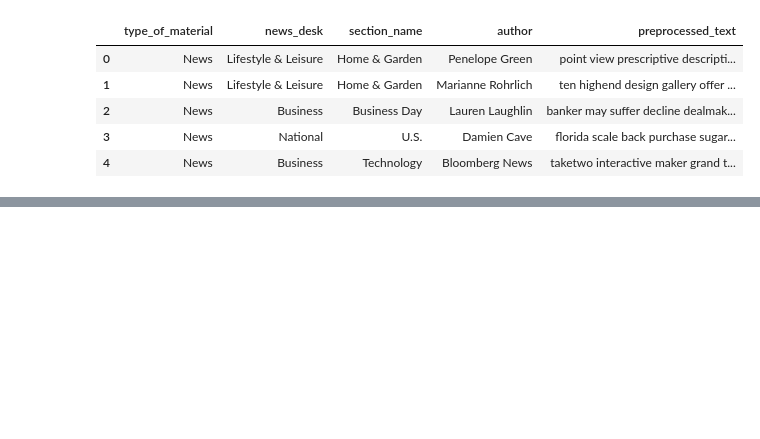
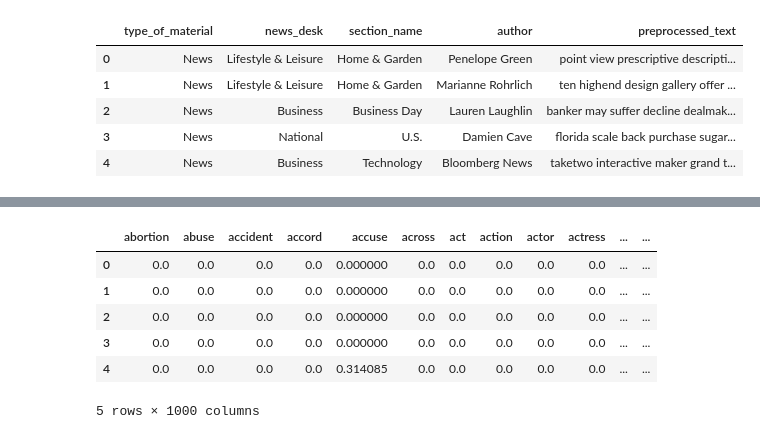
Before and after one commit to akiwarheit/siads-696-nyt, a Jupyter notebook: notebooks/2_8 Feature Importance Analysis.ipynb, the cells around one changed output, grey strips where cells are left out. Drawn from its saved outputs; the diff is of its cells as text; code cells hidden in the pictures; blank space fills up the shorter version.

```diff
--- a/notebooks/2_8 Feature Importance Analysis.ipynb
+++ b/notebooks/2_8 Feature Importance Analysis.ipynb
@@ -97,0 +84,14 @@ taketwo interactive maker grand theft auto accuse backdate option historically l
+# %%
+df_filter = df2[["preprocessed_text"]]
+# %%
+#remove common words
+#list of common words to remove
+common_words_to_remove = ["new", "york", "year", "city"]
+
+# define a function to remove those words from "preprocessed_text" feature
+def remove_common_words(text, words_to_remove):
+    tokens = text.split()
+    filtered_tokens = [token for token in tokens if token not in words_to_remove]
+    return ' '.join(filtered_tokens)
+
+df_filter['preprocessed_text'] = df_filter['preprocessed_text'].apply(lambda text: remove_common_words(text, common_words_to_remove))
@@ -97,0 +104,19 @@ taketwo interactive maker grand theft auto accuse backdate option historically l
+# %%
+#vectorized the newly preprocessed data
+
+tfidf_vect = TfidfVectorizer(max_df=0.95, min_df=2, max_features=1000)
+
+# apply it to preprocessed text
+tfidf_matrix = tfidf_vect.fit_transform(df_filter['preprocessed_text'])
+# %%
+tfidf_df = pd.DataFrame(tfidf_matrix.toarray(), columns=tfidf_vect.get_feature_names_out())
+# %%
+tfidf_df.head()
+# %% [output]
+|  | abortion | abuse | accident | accord | accuse | across | act | action | actor | actress | ... | ... |
+| 0 | 0.0 | 0.0 | 0.0 | 0.0 | 0.000000 | 0.0 | 0.0 | 0.0 | 0.0 | 0.0 | ... | ... |
+| 1 | 0.0 | 0.0 | 0.0 | 0.0 | 0.000000 | 0.0 | 0.0 | 0.0 | 0.0 | 0.0 | ... | ... |
+| 2 | 0.0 | 0.0 | 0.0 | 0.0 | 0.000000 | 0.0 | 0.0 | 0.0 | 0.0 | 0.0 | ... | ... |
+| 3 | 0.0 | 0.0 | 0.0 | 0.0 | 0.000000 | 0.0 | 0.0 | 0.0 | 0.0 | 0.0 | ... | ... |
+| 4 | 0.0 | 0.0 | 0.0 | 0.0 | 0.314085 | 0.0 | 0.0 | 0.0 | 0.0 | 0.0 | ... | ... |
+5 rows × 1000 columns
```
Also changed, not shown: parts of 9 cells of this notebook.
